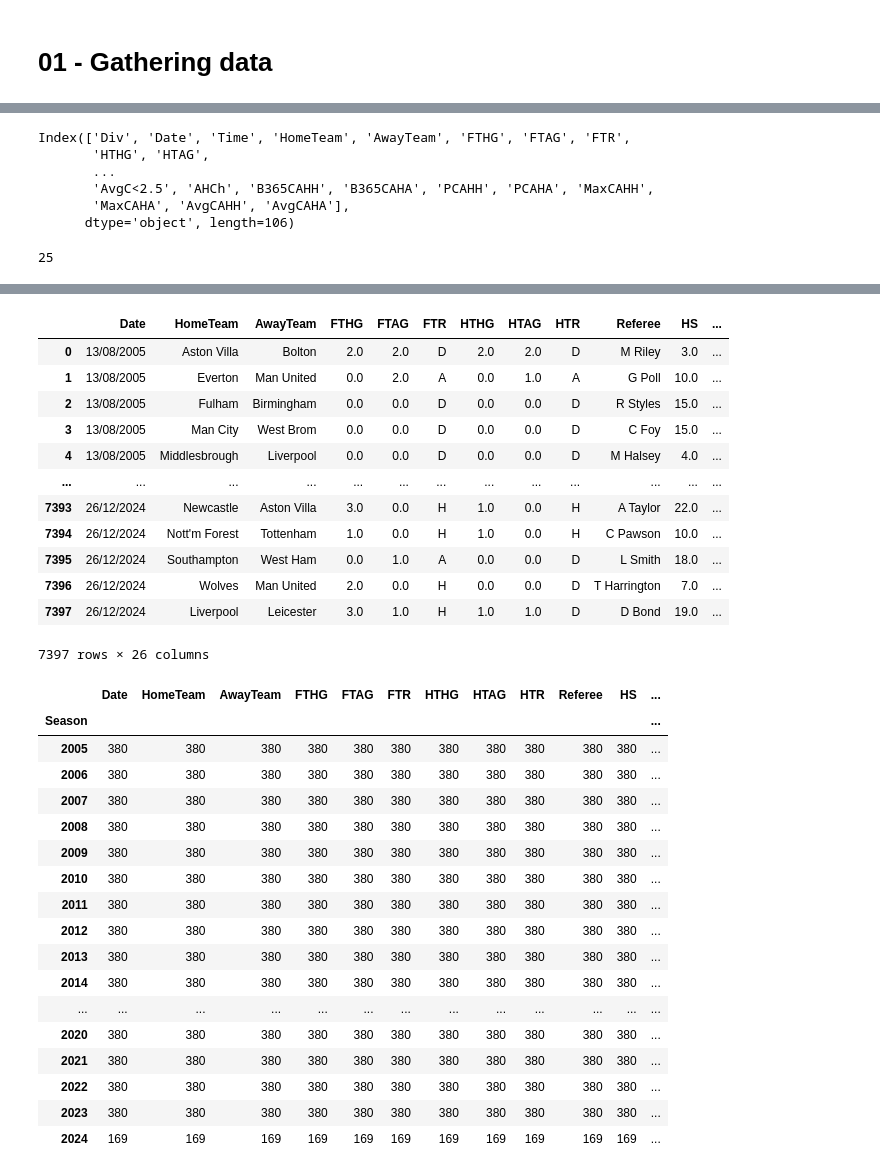
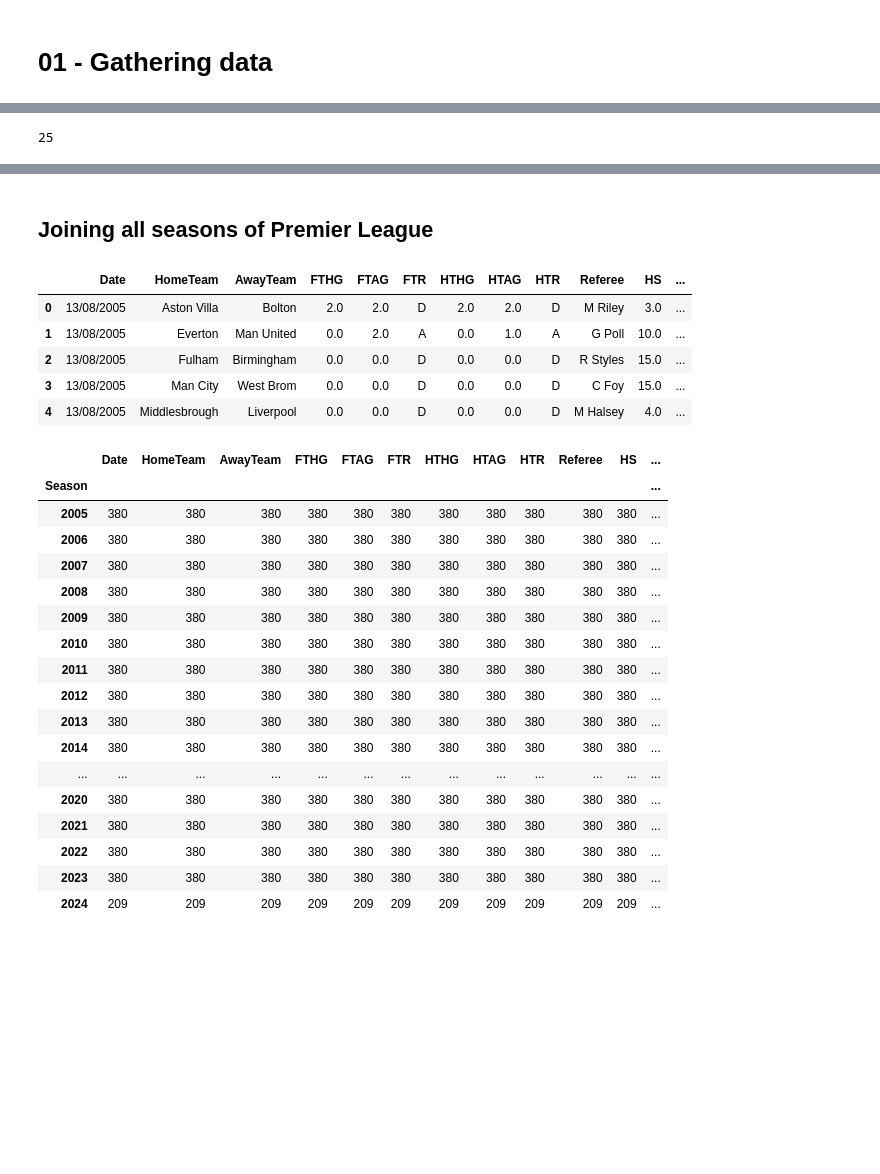
Before and after one commit to RuiFSP/mlzoomcamp2024-final-project, a Jupyter notebook: notebooks/01_data_gathering.ipynb, the cells around one changed output, grey strips where cells are left out. Drawn from its saved outputs; the diff is of its cells as text; code cells hidden in the pictures; blank space fills up the shorter version.

```diff
--- a/notebooks/01_data_gathering.ipynb
+++ b/notebooks/01_data_gathering.ipynb
@@ -25,10 +27,3 @@ for season in seasons:
     file_path = os.path.join(data_path, f"premier_league_{season}.csv")
     with open(file_path, "wb") as f:
         f.write(response.content)
-# %%
-# checking the data
-path = os.path.join("..","data","raw_data","premier_league_2122.csv")
-
-df = pd.read_csv(path)
-
-df.head()
@@ -89,13 +30,3 @@ Key to 1X2 (match) betting odds data:
-# %%
-# check column names
-df.columns
-# %% [output]
-Index(['Div', 'Date', 'Time', 'HomeTeam', 'AwayTeam', 'FTHG', 'FTAG', 'FTR',
-       'HTHG', 'HTAG',
-       ...
-       'AvgC<2.5', 'AHCh', 'B365CAHH', 'B365CAHA', 'PCAHH', 'PCAHA', 'MaxCAHH',
-       'MaxCAHA', 'AvgCAHH', 'AvgCAHA'],
-      dtype='object', length=106)
 # %%
 columns_to_select = ['Date', 'HomeTeam', 'AwayTeam', 'FTHG', 'FTAG', 'FTR',
                      'HTHG','HTAG', 'HTR', 'Referee', 'HS', 'AS', 'HST','AST',
@@ -147,4 +78,6 @@ premier_league_1112.csv contains all columns
 premier_league_1011.csv contains all columns
 premier_league_1718.csv contains all columns
 premier_league_2324.csv contains all columns
+# %% [markdown]
+## Joining all seasons of Premier League
 # %%
@@ -175,23 +108,16 @@ for season in seasons:
 # Concatenate the dataframes on index
 result = pd.concat(dfs, ignore_index=True).dropna()
 # %%
-result
+result.head()
 # %% [output]
 |  | Date | HomeTeam | AwayTeam | FTHG | FTAG | FTR | HTHG | HTAG | HTR | Referee | HS | ... |
 | 0 | 13/08/2005 | Aston Villa | Bolton | 2.0 | 2.0 | D | 2.0 | 2.0 | D | M Riley | 3.0 | ... |
 | 1 | 13/08/2005 | Everton | Man United | 0.0 | 2.0 | A | 0.0 | 1.0 | A | G Poll | 10.0 | ... |
 | 2 | 13/08/2005 | Fulham | Birmingham | 0.0 | 0.0 | D | 0.0 | 0.0 | D | R Styles | 15.0 | ... |
 | 3 | 13/08/2005 | Man City | West Brom | 0.0 | 0.0 | D | 0.0 | 0.0 | D | C Foy | 15.0 | ... |
 | 4 | 13/08/2005 | Middlesbrough | Liverpool | 0.0 | 0.0 | D | 0.0 | 0.0 | D | M Halsey | 4.0 | ... |
-| ... | ... | ... | ... | ... | ... | ... | ... | ... | ... | ... | ... | ... |
-| 7393 | 26/12/2024 | Newcastle | Aston Villa | 3.0 | 0.0 | H | 1.0 | 0.0 | H | A Taylor | 22.0 | ... |
-| 7394 | 26/12/2024 | Nott'm Forest | Tottenham | 1.0 | 0.0 | H | 1.0 | 0.0 | H | C Pawson | 10.0 | ... |
-| 7395 | 26/12/2024 | Southampton | West Ham | 0.0 | 1.0 | A | 0.0 | 0.0 | D | L Smith | 18.0 | ... |
-| 7396 | 26/12/2024 | Wolves | Man United | 2.0 | 0.0 | H | 0.0 | 0.0 | D | T Harrington | 7.0 | ... |
-| 7397 | 26/12/2024 | Liverpool | Leicester | 3.0 | 1.0 | H | 1.0 | 1.0 | D | D Bond | 19.0 | ... |
-7397 rows × 26 columns
 # %%
-result.groupby("Season").count() # all seasons complete except for teh current season
+result.groupby("Season").count() # all seasons complete except for the current season
 # %% [output]
 |  | Date | HomeTeam | AwayTeam | FTHG | FTAG | FTR | HTHG | HTAG | HTR | Referee | HS | ... |
 | Season |  |  |  |  |  |  |  |  |  |  |  | ... |
@@ -210,5 +136,5 @@ result.groupby("Season").count() # all seasons complete except for teh current s
 | 2021 | 380 | 380 | 380 | 380 | 380 | 380 | 380 | 380 | 380 | 380 | 380 | ... |
 | 2022 | 380 | 380 | 380 | 380 | 380 | 380 | 380 | 380 | 380 | 380 | 380 | ... |
 | 2023 | 380 | 380 | 380 | 380 | 380 | 380 | 380 | 380 | 380 | 380 | 380 | ... |
-| 2024 | 169 | 169 | 169 | 169 | 169 | 169 | 169 | 169 | 169 | 169 | 169 | ... |
+| 2024 | 209 | 209 | 209 | 209 | 209 | 209 | 209 | 209 | 209 | 209 | 209 | ... |
 # %%
```
Also changed, not shown: parts of 8 cells of this notebook, 35 other files.
